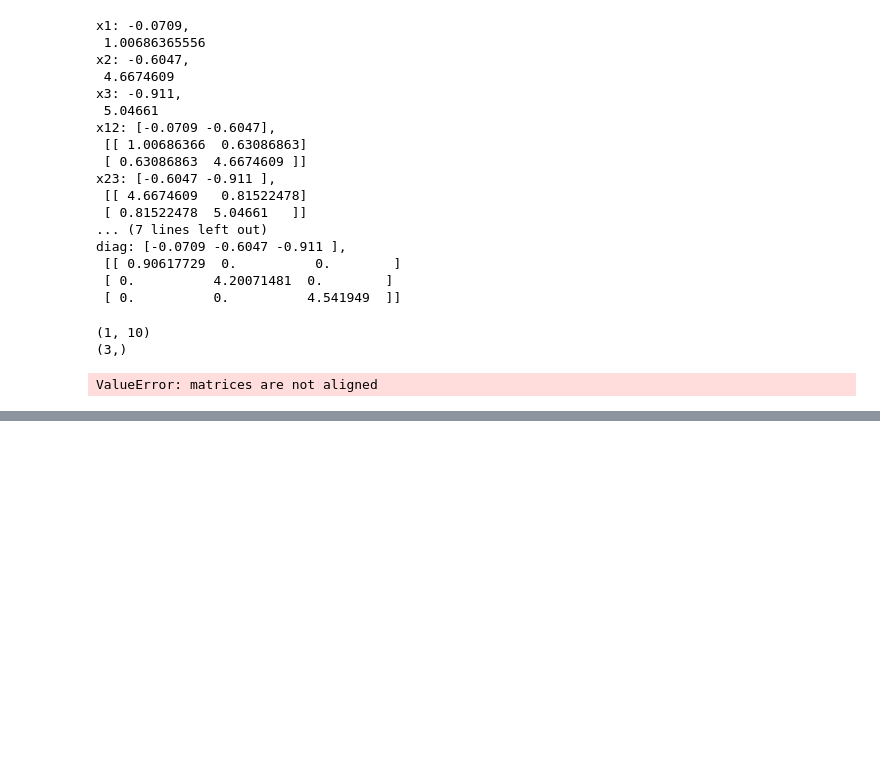
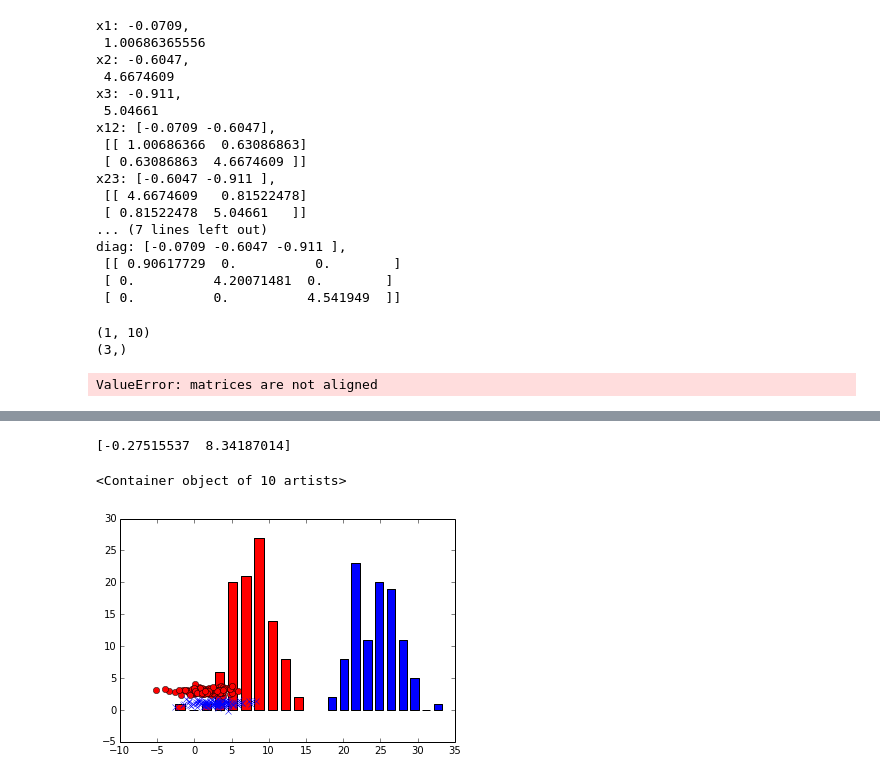
Before and after one commit to chuzui/algorithm, a Jupyter notebook: python/notebook/PatternClassification.ipynb, the cells around one changed output, grey strips where cells are left out. Cells and saved outputs as stored; diff of their text form; code cells hidden in the pictures; blank space fills up the shorter version.

```diff
--- a/python/notebook/PatternClassification.ipynb
+++ b/python/notebook/PatternClassification.ipynb
@@ -171,0 +224,34 @@ ValueError: matrices are not aligned
+# %%
+from scipy import stats
+mu1 = np.array([1,3])
+mu2 = np.array([3,1])
+sigma = np.array([[4, 0.01],[0.01, 0.1]])
+x1 = stats.multivariate_normal.rvs(mean=mu1, cov = sigma, size=100)
+x2 = stats.multivariate_normal.rvs(mean=mu2, cov = sigma, size = 100)
+plt.plot(x1[:,0], x1[:,1], 'o', color='r')
+plt.plot(x2[:,0], x2[:,1], 'x', color='b')
+
+
+m0 = mean(x1,0)
+m1 = mean(x2,0)
+s0 = cov(x1.T, bias=1)
+s1 = cov(x2.T, bias=1)
+sw = s0 + s1
+w = linalg.inv(sw).dot(m0 - m1)
+
+fw1 = dot(x1, w)
+fw2 = dot(x2, w)
+plt.
+# hist, bins = np.histogram(fw1)
+# width = 0.7 * (bins[1] - bins[0])
+# center = (bins[:-1] + bins[1:]) / 2
+# plt.bar(center, hist, align='center', width=width)
+
+# hist, bins = np.histogram(fw2)
+# width = 0.7 * (bins[1] - bins[0])
+# center = (bins[:-1] + bins[1:]) / 2
+# plt.bar(center, hist, align='center', width=width, color = 'r')
+# %% [output]
+[-0.27515537  8.34187014]
+<Container object of 10 artists>
+[figure, added]
```
Also changed, not shown: parts of 5 cells of this notebook, 1 other file.
